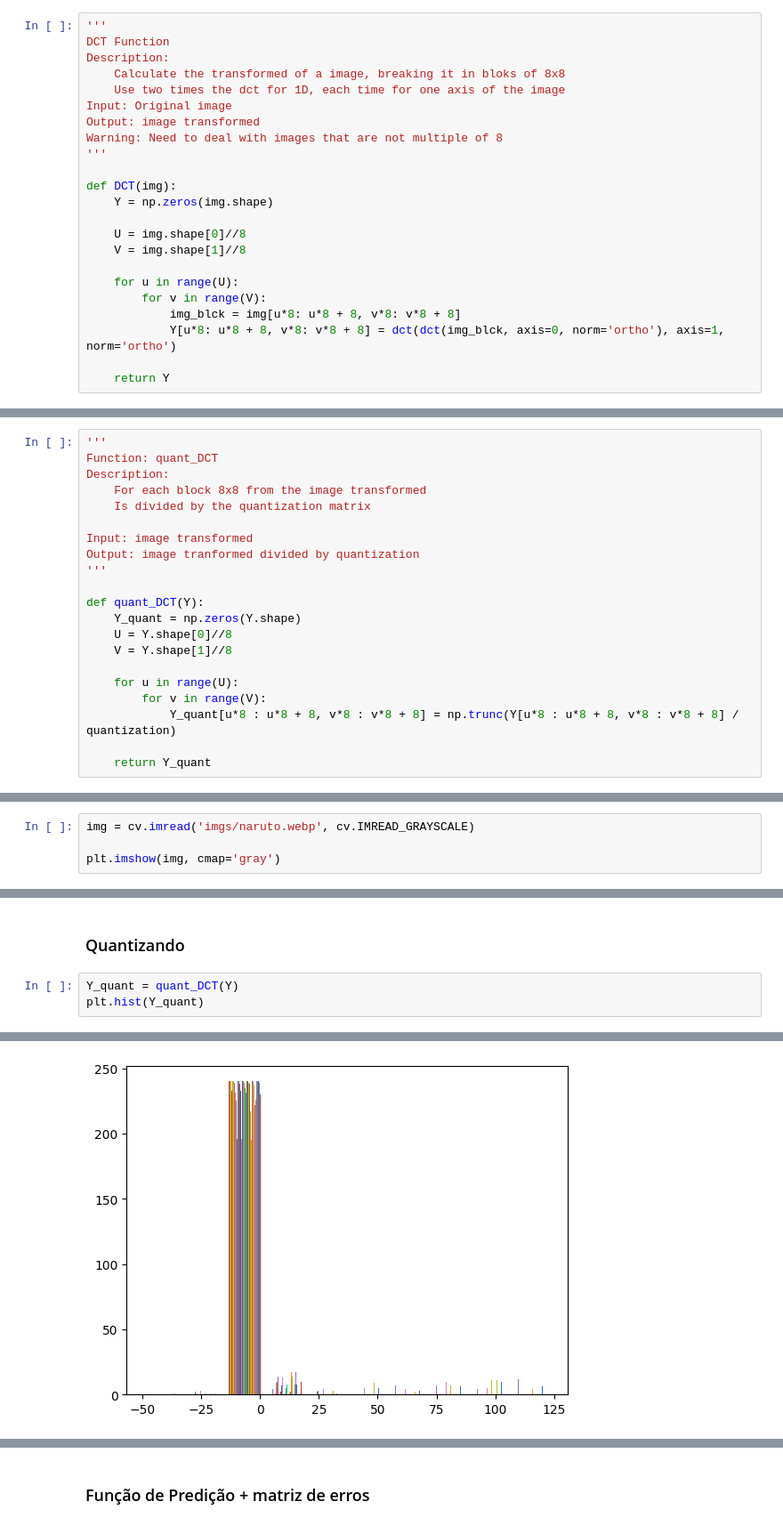
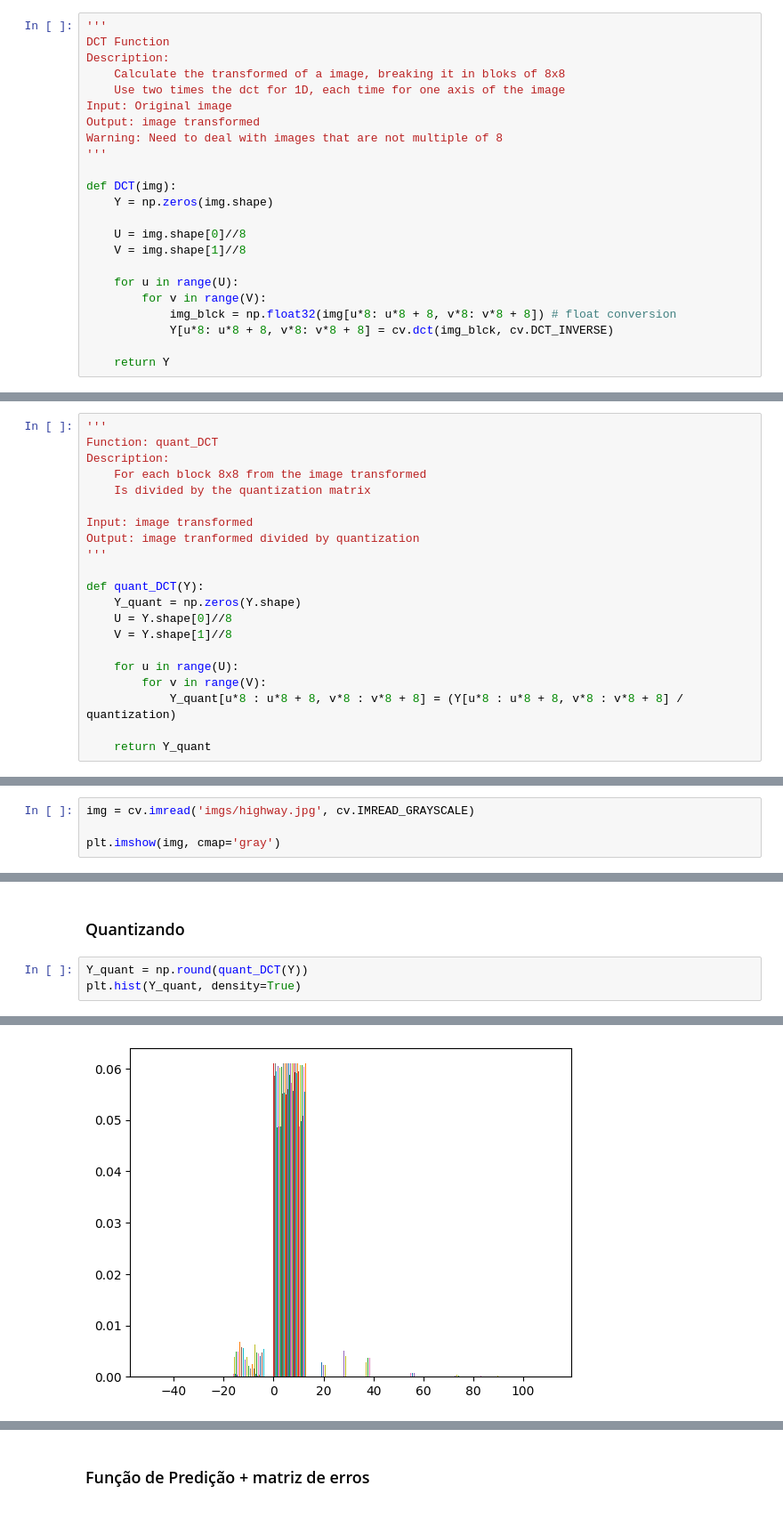
Before and after one commit to Ga-Alves/compressor_de_imagens, a Jupyter notebook: TP1.ipynb, the cells around one changed output, grey strips where cells are left out. Shown at 89% size. Drawn from its saved outputs; the diff is of its cells as text.

```diff
--- a/TP1.ipynb
+++ b/TP1.ipynb
@@ -102,8 +102,8 @@ def DCT(img):
 
     for u in range(U):
         for v in range(V):
-            img_blck = img[u*8: u*8 + 8, v*8: v*8 + 8]
-            Y[u*8: u*8 + 8, v*8: v*8 + 8] = dct(dct(img_blck, axis=0, norm='ortho'), axis=1, norm='ortho')
+            img_blck = np.float32(img[u*8: u*8 + 8, v*8: v*8 + 8]) # float conversion
+            Y[u*8: u*8 + 8, v*8: v*8 + 8] = cv.dct(img_blck, cv.DCT_INVERSE)
 
     return Y
 # %% [markdown]
@@ -126,7 +126,7 @@ def quant_DCT(Y):
 
     for u in range(U):
         for v in range(V):
-            Y_quant[u*8 : u*8 + 8, v*8 : v*8 + 8] = np.trunc(Y[u*8 : u*8 + 8, v*8 : v*8 + 8] / quantization)
+            Y_quant[u*8 : u*8 + 8, v*8 : v*8 + 8] = (Y[u*8 : u*8 + 8, v*8 : v*8 + 8] / quantization)
 
     return Y_quant
 # %% [markdown]
@@ -158,7 +158,7 @@ def iDCT(Y):
 # %% [markdown]
 ## Load Image
 # %%
-img = cv.imread('imgs/naruto.webp', cv.IMREAD_GRAYSCALE)
+img = cv.imread('imgs/highway.jpg', cv.IMREAD_GRAYSCALE)
 
 plt.imshow(img, cmap='gray')
 # %% [output]
@@ -187,6 +193,6 @@ plt.hist(Y)
 # %% [markdown]
 ### Quantizando
 # %%
-Y_quant = quant_DCT(Y)
-plt.hist(Y_quant)
+Y_quant = np.round(quant_DCT(Y))
+plt.hist(Y_quant, density=True)
 # %% [output]
@@ -203 +215 @@ plt.hist(Y_quant)
-[figure, old version]
+[figure, new version]
```
Also changed, not shown: parts of 13 cells of this notebook.
